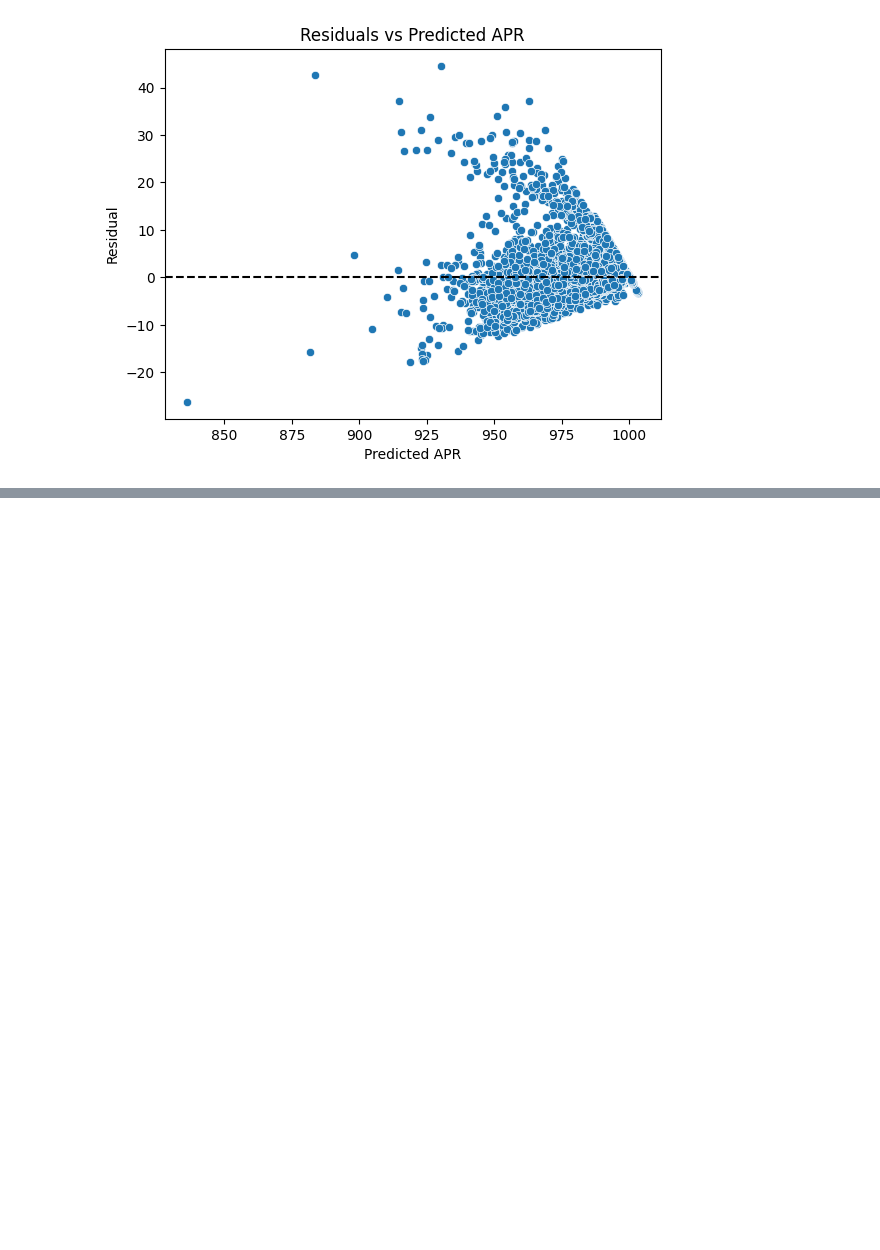
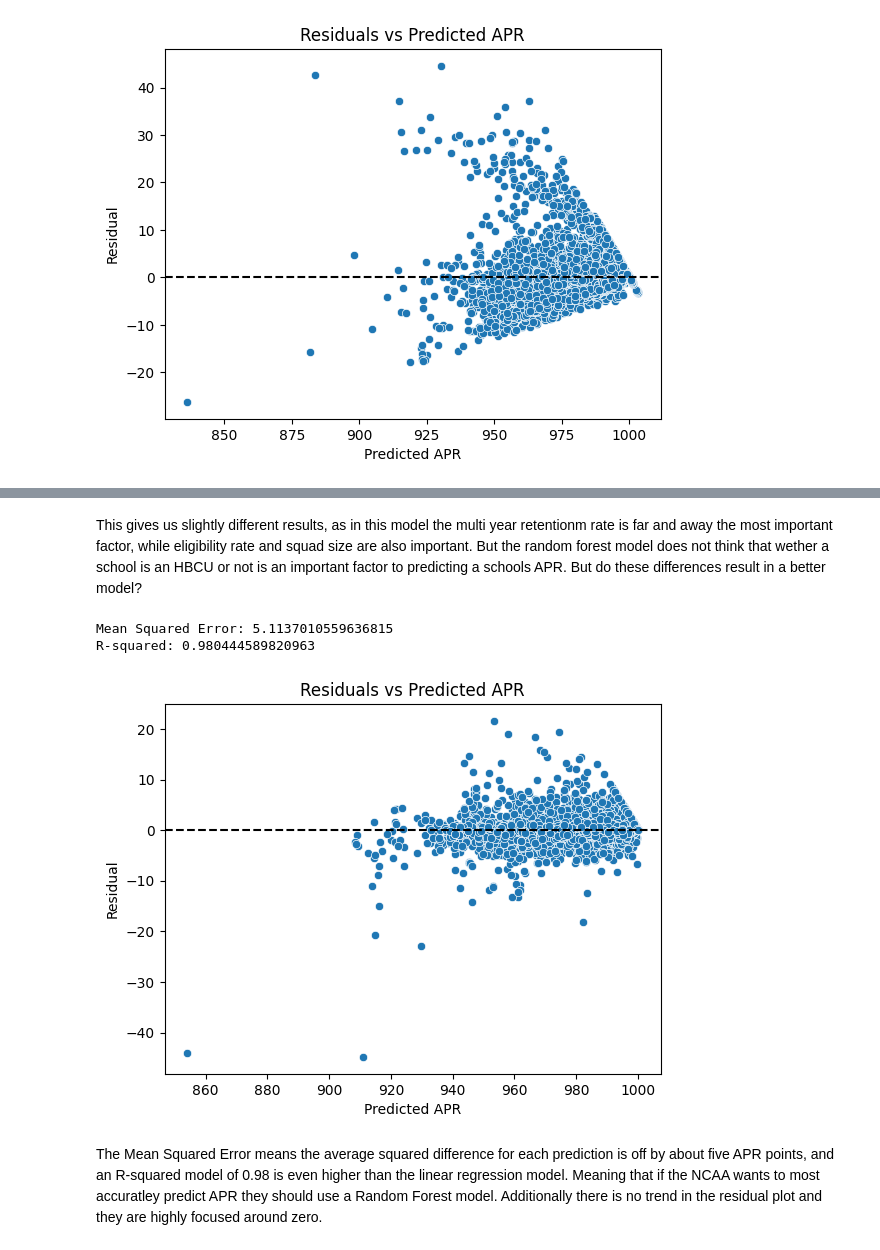
Before and after one commit to Ngilbert0807/DIDA_325_Final-project, a Jupyter notebook: Checkpoints/Checkpoint 3.ipynb, the cells around one changed output, grey strips where cells are left out. Saved outputs shown, nothing was run; the diff lists cells and outputs as text; code cells hidden in the pictures; blank space fills up the shorter version.

```diff
--- a/Checkpoints/Checkpoint 3.ipynb
+++ b/Checkpoints/Checkpoint 3.ipynb
@@ -245,3 +281,28 @@ There do not seem to be any trends with the residuals, which is a good thing for
+# %% [markdown]
+This gives us slightly different results, as in this model the multi year retentionm rate is far and away the most important factor, while eligibility rate and squad size are also important. But the random forest model does not think that wether a school is an HBCU or not is an important factor to predicting a schools APR. But do these differences result in a better model?
+# %%
+predictions = rf_model.predict(X)
+mse = mean_squared_error(y, predictions)
+r2 = r2_score(y,predictions)
+print(f"Mean Squared Error: {mse}")
+print(f"R-squared: {r2}")
+# %% [output]
+Mean Squared Error: 5.1137010559636815
+R-squared: 0.980444589820963
+# %%
+rf_yhat = rf_model.predict(X)
+rf_residuals = y - rf_yhat
+ax = sns.scatterplot(x=rf_yhat, y=rf_residuals)
+ax.axhline(y=0, color='black', linestyle='dashed')
+
+plt.xlabel("Predicted APR")
+plt.ylabel("Residual")
+plt.title("Residuals vs Predicted APR")
+plt.show()
+# %% [output]
+[figure, added]
+# %% [markdown]
+The Mean Squared Error means the average squared difference for each prediction is off by about five APR points, and an R-squared model of 0.98 is even higher than the linear regression model. Meaning that if the NCAA wants to most accuratley predict APR they should use a Random Forest model. Additionally there is no trend in the residual plot and they are highly focused around zero.
 # %% [markdown]
 # Question Conclusion
 
```
Also changed, not shown: parts of 5 cells of this notebook.
